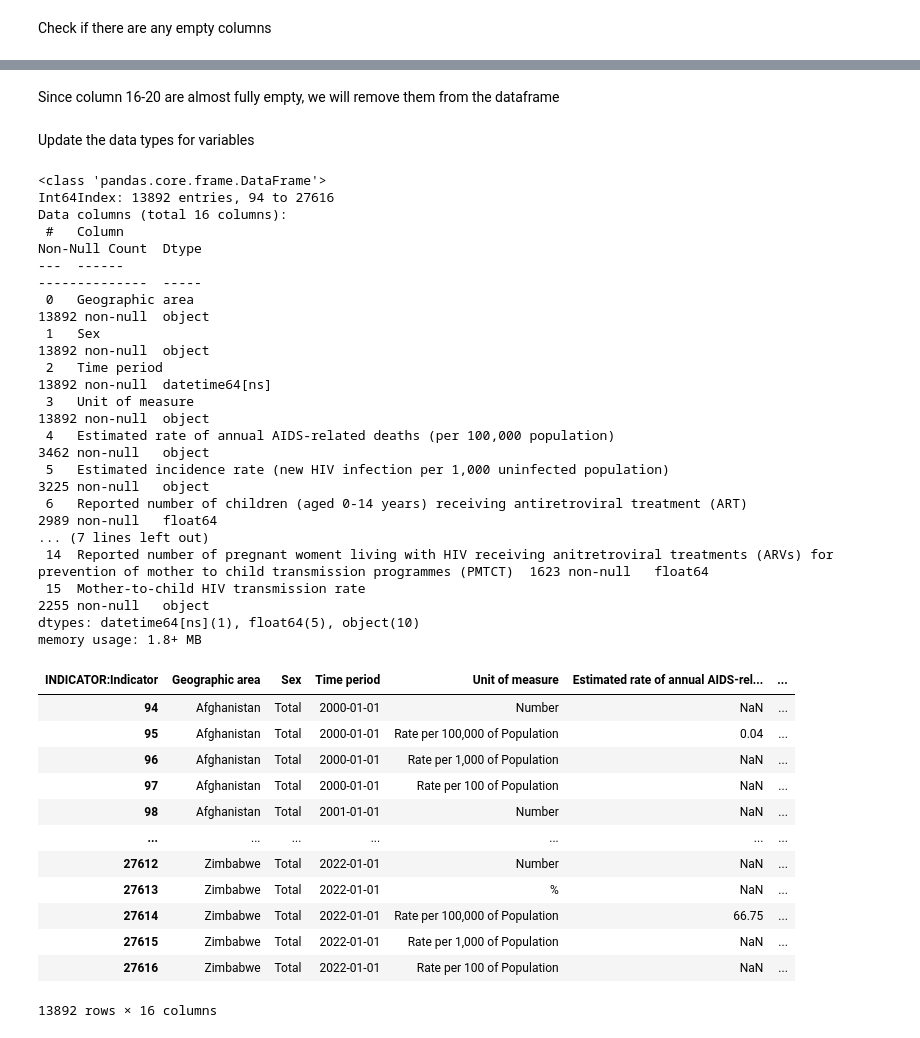
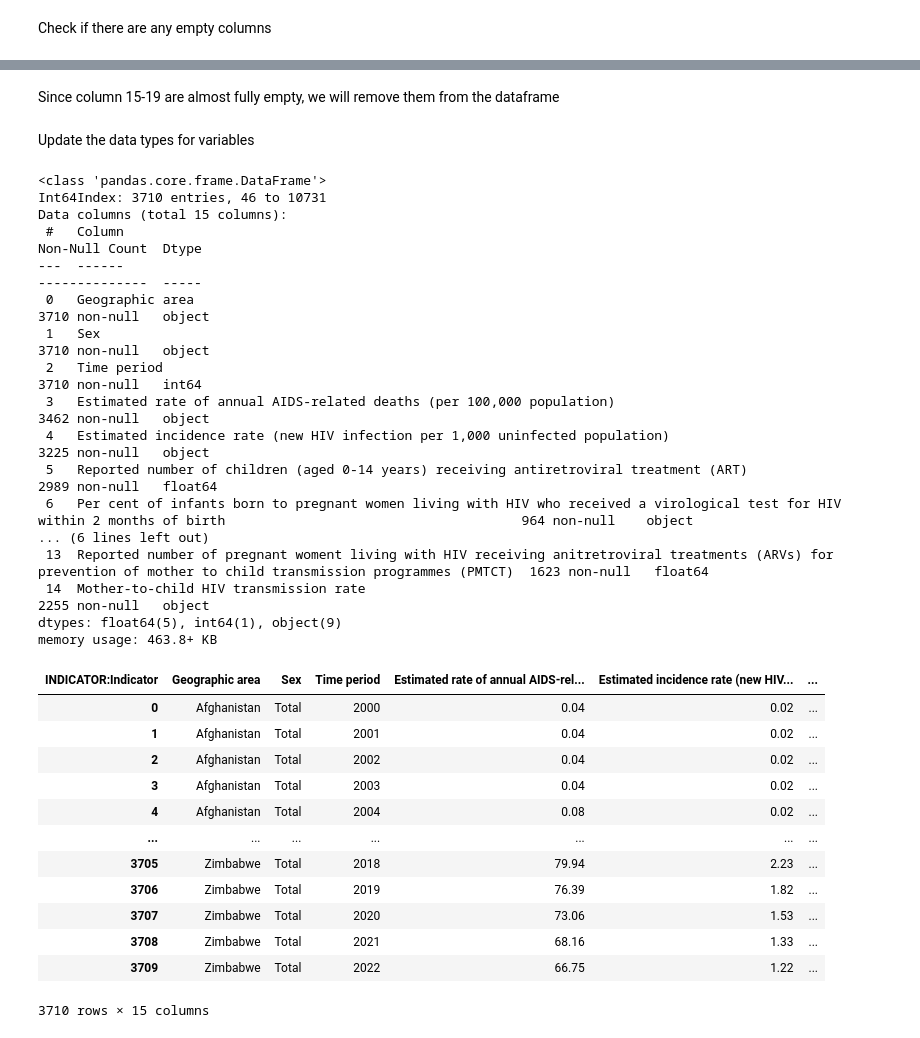
Before and after one commit to shaytran/HIV-Dash, a Jupyter notebook: 551_dashboard.ipynb, the cells around one changed output, grey strips where cells are left out. Drawn from its saved outputs; the diff is of its cells as text; code cells hidden in the pictures.

```diff
--- a/551_dashboard.ipynb
+++ b/551_dashboard.ipynb
@@ -31,12 +34,11 @@ memory usage: 6.8+ MB
 Pivot the dataframe to have each indicator on seperate column and remove the string before the column symbol on each column name \
 Since we are only going to look at the full picture of each country in terms of gender, we will only keep the rows where the Sex column equals to Total.
 # %%
-df_new = df.pivot_table(values='OBS_VALUE:Observation Value', index=['REF_AREA:Geographic area', 'SEX:Sex', 'TIME_PERIOD:Time period', 'UNIT_MEASURE:Unit of measure'], columns='INDICATOR:Indicator', dropna=True, aggfunc='first')
+df_new = df.pivot_table(values='OBS_VALUE:Observation Value', index=['REF_AREA:Geographic area', 'SEX:Sex', 'TIME_PERIOD:Time period'], columns='INDICATOR:Indicator', dropna=True, aggfunc='first')
 df_new.reset_index(inplace=True)
 df_new.columns = df_new.columns.str.split(':').str[-1].str.strip()
 df_new['Geographic area'] = df_new['Geographic area'].str.split(':').str[-1].str.strip()
 df_new['Sex'] = df_new['Sex'].str.split(':').str[-1].str.strip()
-df_new['Unit of measure'] = df_new['Unit of measure'].str.split(':').str[-1].str.strip()
 df_new = df_new[df_new['Sex'] == 'Total']
 # %% [markdown]
 Check if there are any empty columns
@@ -63,12 +65,12 @@ memory usage: 2.3+ MB
 # %% [markdown]
-Since column 16-20 are almost fully empty, we will remove them from the dataframe
+Since column 15-19 are almost fully empty, we will remove them from the dataframe
 # %%
-df_new = df_new.iloc[:, 0:16]
+df_new = df_new.iloc[:, 0:15]
 # %% [markdown]
 Update the data types for variables
 # %%
 ## Convert time period from string to datetime
-df_new['Time period'] = pd.to_datetime(df_new['Time period'], format='%Y-%m-%d')
+df_new['Time period'] = pd.to_datetime(df_new['Time period'], format='%Y-%m-%d').dt.year
 
 ## Convert fully numeric indicators into numeric type
 def is_numeric(column):
@@ -83,35 +85,46 @@ df_new[numeric_column_names] = df_new[numeric_column_names].apply(pd.to_numeric)
 df_new.info()
 # %% [output]
 <class 'pandas.core.frame.DataFrame'>
-Int64Index: 13892 entries, 94 to 27616
-Data columns (total 16 columns):
+Int64Index: 3710 entries, 46 to 10731
+Data columns (total 15 columns):
  #   Column                                                                                                                                                           Non-Null Count  Dtype
 ---  ------                                                                                                                                                           --------------  -----
- 0   Geographic area                                                                                                                                                  13892 non-null  object
- 1   Sex                                                                                                                                                              13892 non-null  object
- 2   Time period                                                                                                                                                      13892 non-null  datetime64[ns]
- 3   Unit of measure                                                                                                                                                  13892 non-null  object
- 4   Estimated rate of annual AIDS-related deaths (per 100,000 population)                                                                                            3462 non-null   object
- 5   Estimated incidence rate (new HIV infection per 1,000 uninfected population)                                                                                     3225 non-null   object
- 6   Reported number of children (aged 0-14 years) receiving antiretroviral treatment (ART)                                                                           2989 non-null   float64
-... (7 lines left out)
- 14  Reported number of pregnant woment living with HIV receiving anitretroviral treatments (ARVs) for prevention of mother to child transmission programmes (PMTCT)  1623 non-null   float64
- 15  Mother-to-child HIV transmission rate                                                                                                                            2255 non-null   object
-dtypes: datetime64[ns](1), float64(5), object(10)
-memory usage: 1.8+ MB
+ 0   Geographic area                                                                                                                                                  3710 non-null   object
+ 1   Sex                                                                                                                                                              3710 non-null   object
+ 2   Time period                                                                                                                                                      3710 non-null   int64
+ 3   Estimated rate of annual AIDS-related deaths (per 100,000 population)                                                                                            3462 non-null   object
+ 4   Estimated incidence rate (new HIV infection per 1,000 uninfected population)                                                                                     3225 non-null   object
+ 5   Reported number of children (aged 0-14 years) receiving antiretroviral treatment (ART)                                                                           2989 non-null   float64
+ 6   Per cent of infants born to pregnant women living with HIV who received a virological test for HIV within 2 months of birth                                      964 non-null    object
+... (6 lines left out)
+ 13  Reported number of pregnant woment living with HIV receiving anitretroviral treatments (ARVs) for prevention of mother to child transmission programmes (PMTCT)  1623 non-null   float64
+ 14  Mother-to-child HIV transmission rate                                                                                                                            2255 non-null   object
+dtypes: float64(5), int64(1), object(9)
+memory usage: 463.8+ KB
-# %%
-df_new
-# %% [output]
-| INDICATOR:Indicator | Geographic area | Sex | Time period | Unit of measure | Estimated rate of annual AIDS-rel... | ... |
-| 94 | Afghanistan | Total | 2000-01-01 | Number | NaN | ... |
-| 95 | Afghanistan | Total | 2000-01-01 | Rate per 100,000 of Population | 0.04 | ... |
-| 96 | Afghanistan | Total | 2000-01-01 | Rate per 1,000 of Population | NaN | ... |
-| 97 | Afghanistan | Total | 2000-01-01 | Rate per 100 of Population | NaN | ... |
-| 98 | Afghanistan | Total | 2001-01-01 | Number | NaN | ... |
-| ... | ... | ... | ... | ... | ... | ... |
-| 27612 | Zimbabwe | Total | 2022-01-01 | Number | NaN | ... |
-| 27613 | Zimbabwe | Total | 2022-01-01 | % | NaN | ... |
-| 27614 | Zimbabwe | Total | 2022-01-01 | Rate per 100,000 of Population | 66.75 | ... |
-| 27615 | Zimbabwe | Total | 2022-01-01 | Rate per 1,000 of Population | NaN | ... |
-| 27616 | Zimbabwe | Total | 2022-01-01 | Rate per 100 of Population | NaN | ... |
-13892 rows × 16 columns
+# %%
+# Step 2: Aggregate the data for each 'Geographic area', 'Sex', and 'Time period'
+# We will take the first non-null value for each group
+aggregation_functions = {col: 'first' for col in df_new.columns[3:]}
+df_aggregated = df_new.groupby(['Geographic area', 'Sex', 'Time period'], as_index=False).agg(aggregation_functions)
+
+# Drop any remaining rows with all NaN values in the indicator columns
+df_aggregated.dropna(subset=df_aggregated.columns[3:], how='all', inplace=True)
+
+# Reset index to tidy up the DataFrame
+df_aggregated.reset_index(drop=True, inplace=True)
+
+df_aggregated
+# %% [output]
+| INDICATOR:Indicator | Geographic area | Sex | Time period | Estimated rate of annual AIDS-rel... | Estimated incidence rate (new HIV... | ... |
+| 0 | Afghanistan | Total | 2000 | 0.04 | 0.02 | ... |
+| 1 | Afghanistan | Total | 2001 | 0.04 | 0.02 | ... |
+| 2 | Afghanistan | Total | 2002 | 0.04 | 0.02 | ... |
+| 3 | Afghanistan | Total | 2003 | 0.04 | 0.02 | ... |
+| 4 | Afghanistan | Total | 2004 | 0.08 | 0.02 | ... |
+| ... | ... | ... | ... | ... | ... | ... |
+| 3705 | Zimbabwe | Total | 2018 | 79.94 | 2.23 | ... |
+| 3706 | Zimbabwe | Total | 2019 | 76.39 | 1.82 | ... |
+| 3707 | Zimbabwe | Total | 2020 | 73.06 | 1.53 | ... |
+| 3708 | Zimbabwe | Total | 2021 | 68.16 | 1.33 | ... |
+| 3709 | Zimbabwe | Total | 2022 | 66.75 | 1.22 | ... |
+3710 rows × 15 columns
```
Also changed, not shown: parts of 4 cells of this notebook, 1 other file.
